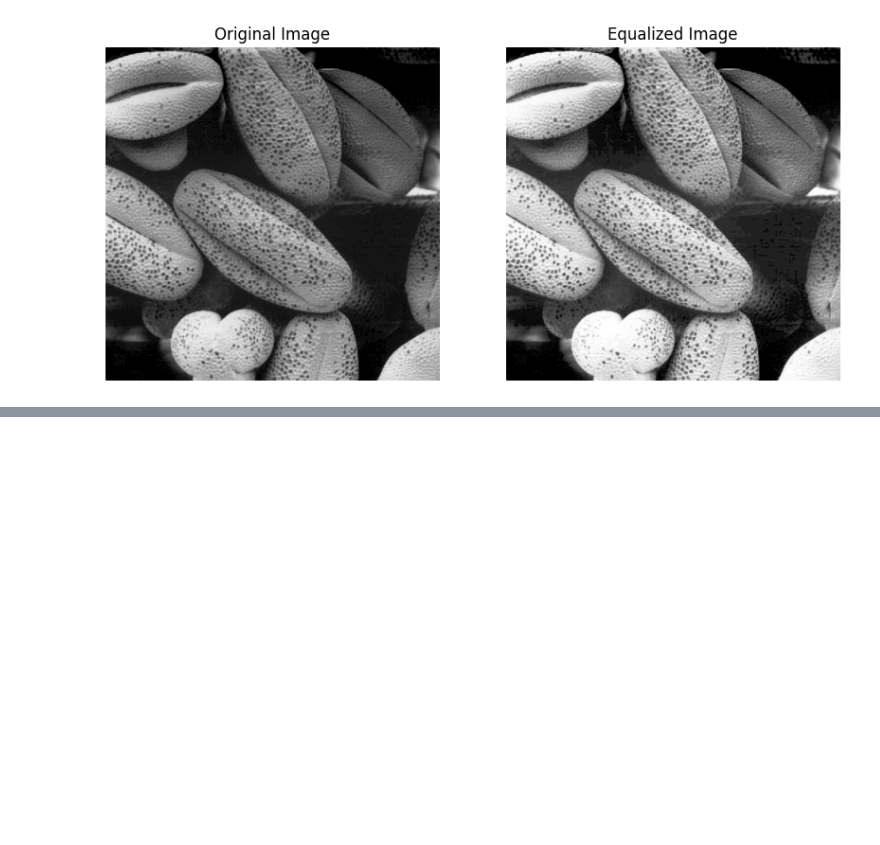
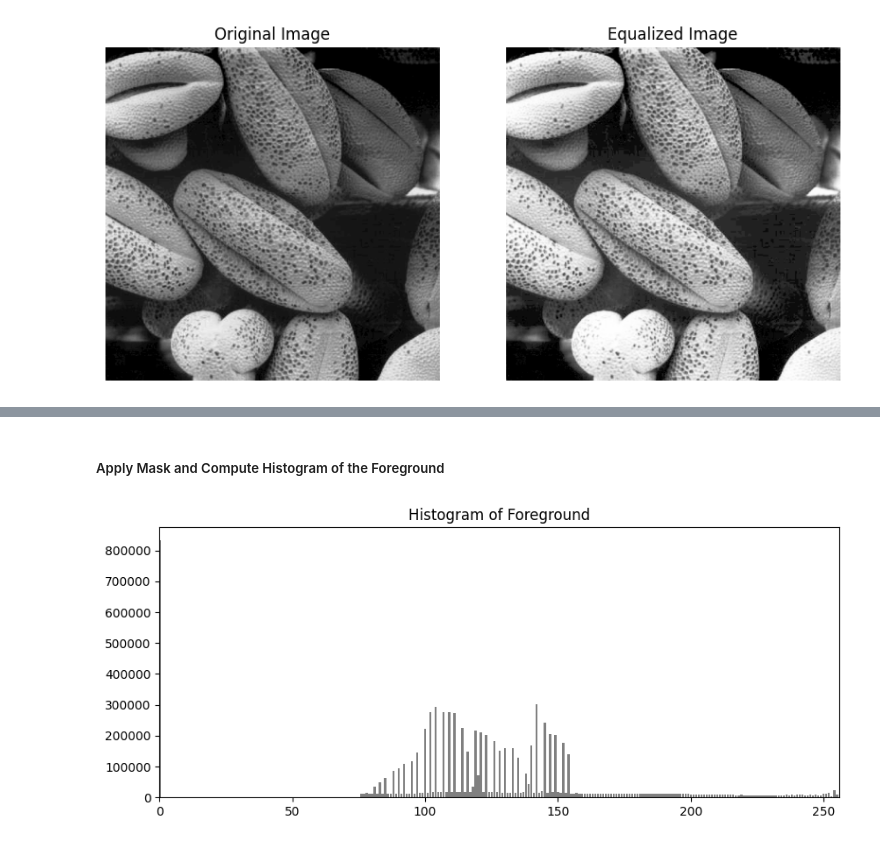
Before and after one commit to DinukaMadhushan1234/Intensity-Transformations-and-Neighborhood, a Jupyter notebook: histogram equalization.ipynb, the cells around one changed output, grey strips where cells are left out. Drawn from its saved outputs; the diff is of its cells as text; code cells hidden in the pictures; blank space fills up the shorter version.

```diff
--- a/histogram equalization.ipynb
+++ b/histogram equalization.ipynb
@@ -1,17 +1,2 @@
 # %% [markdown]
 ##### function to carry out histogram equalization
-# %%
-import numpy as np
-import cv2
-import matplotlib.pyplot as plt
-
-image = cv2.imread(r"D:\5th sem\Image processing\Assignment 1 on Intensity Transformations and Neighborhood\Intensity-Transformations-and-Neighborhood\a1images\shells.tif" )
-image1 = np.array(image)
-
-histogram = {}
-for i in range(0,256):
-    if i in image1:
-        histogram[i] =+ 1
-    else:
-        histogram[i] = 0
-plt.bar(histogram.keys(),histogram.values())
@@ -84,0 +110,17 @@ plt.show()
+# %% [markdown]
+##### Apply Mask and Compute Histogram of the Foreground
+# %%
+# Apply the mask to the value plane to get the foreground
+foreground_value = cv2.bitwise_and(value, value, mask=mask)
+
+# Calculate histogram of the foreground
+histogram = calculate_histogram(foreground_value)
+
+# Display the histogram of the foreground
+plt.figure(figsize=(10, 4))
+plt.bar(range(256), histogram, color='gray')
+plt.title('Histogram of Foreground')
+plt.xlim([0, 256])
+plt.show()
+# %% [output]
+[figure, added]
```
Also changed, not shown: parts of 11 cells of this notebook.
